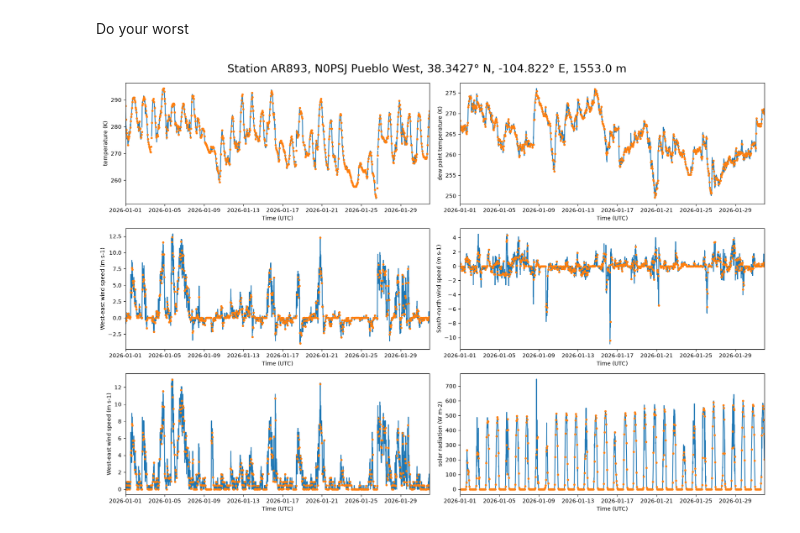
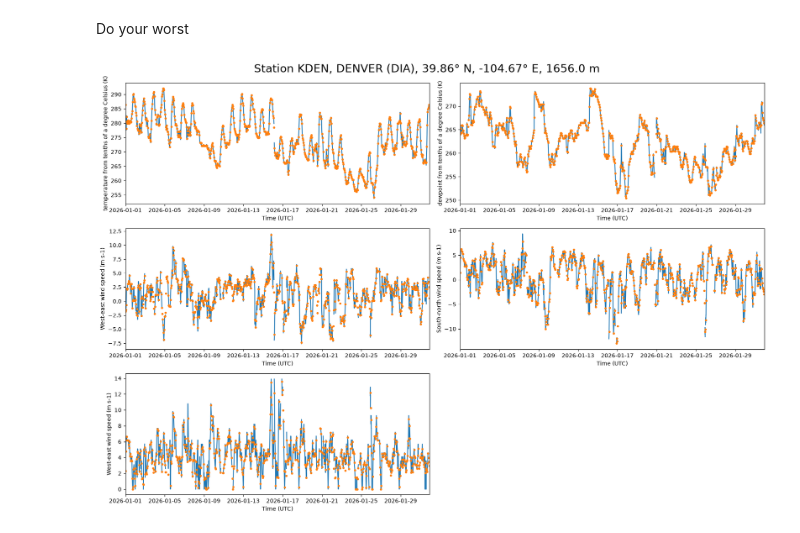
Before and after one commit to jankazil/madis-data, a Jupyter notebook: notebooks/HowTo.ipynb, the cells around one changed output. Cells and saved outputs as stored; diff of their text form; code cells hidden in the pictures.

Commit message:
Update the HowTo notebook.
The notebook now operates with Metar data rather than with Mesonet data, as this
is substantially faster, and therefore more appropriate as a workflow demo.

```diff
--- a/notebooks/HowTo.ipynb
+++ b/notebooks/HowTo.ipynb
@@ -49,7 +51,7 @@ def elapsed_time(time_start: datetime | None = None) -> datetime:
 start_date = datetime(2025,12,31,0,0,0)
 end_date = datetime(2026,1,31,23,0,0)
 # %%
-data_dir = Path('../data')
+data_dir = Path('data') / 'Metar'
 # %%
 file_tag = str(start_date).replace(' ','_') + '-' + str(end_date).replace(' ','_')
 # %% [markdown]
@@ -59,5 +61,5 @@ For some dates and times, no data files are available on the server, and the fol
 # %%
 time_start = elapsed_time()
 # %%
-mm_files = download_mesonet(start_date, end_date, data_dir, n_jobs = 24, refresh = False)
+metar_files = download_station_data(start_date, end_date, data_dir, source=METAR_DATA_SOURCE, n_jobs=24, refresh=False)
 # %% [output]
@@ -73,5 +77,5 @@ time_start = elapsed_time()
 # %%
 region_name = 'CO'
 # %%
-ds_region = filter_by_region(mm_files, region_name, n_jobs= 24)
+ds_region = filter_by_region(metar_files, region_name, n_jobs=24)
 # %% [output]
@@ -165,7 +153,7 @@ ds_hourly.to_netcdf(data_dir / Path(region_out_file_name_hourly), engine='h5netc
 # %% [markdown]
 Select a station
 # %%
-station_id = 'AR893'
+station_id = 'KDEN'
 # %% [markdown]
 Find the array index of the station in the full-hourly interpolated dataset
 # %%
@@ -200,35 +188,32 @@ fig.subplots_adjust(left=0.08,right=0.97,bottom=0.08,top=0.94,wspace=0.10,hspace
 var_name = 'temperature'
 axes[0,0].plot(ds_station_dict[station_id]['time'],ds_station_dict[station_id][var_name][:].values)
 axes[0,0].plot(ds_hourly['time'],ds_hourly[var_name][:,station_ix].values,marker='.',linewidth=0)
 axes[0,0].set_ylabel(ds_hourly[var_name].attrs['long_name'] + ' (' + ds_hourly[var_name].attrs['units'] + ')')
 
 var_name = 'dewpoint'
 axes[0,1].plot(ds_station_dict[station_id]['time'],ds_station_dict[station_id][var_name][:].values)
 axes[0,1].plot(ds_hourly['time'],ds_hourly[var_name][:,station_ix].values,marker='.',linewidth=0)
 axes[0,1].set_ylabel(ds_hourly[var_name].attrs['long_name'] + ' (' + ds_hourly[var_name].attrs['units'] + ')')
 
 var_name = 'U10'
 axes[1,0].plot(ds_station_dict[station_id]['time'],ds_station_dict[station_id][var_name][:].values)
 axes[1,0].plot(ds_hourly['time'],ds_hourly[var_name][:,station_ix].values,marker='.',linewidth=0)
 axes[1,0].set_ylabel(ds_hourly[var_name].attrs['long_name'] + ' (' + ds_hourly[var_name].attrs['units'] + ')')
 
 var_name = 'V10'
 axes[1,1].plot(ds_station_dict[station_id]['time'],ds_station_dict[station_id][var_name][:].values)
 axes[1,1].plot(ds_hourly['time'],ds_hourly[var_name][:,station_ix].values,marker='.',linewidth=0)
 axes[1,1].set_ylabel(ds_hourly[var_name].attrs['long_name'] + ' (' + ds_hourly[var_name].attrs['units'] + ')')
 
 var_name = 'Wind speed'
 axes[2,0].plot(ds_station_dict[station_id]['time'],np.sqrt(ds_station_dict[station_id]['U10'][:]**2+ds_station_dict[station_id]['V10'][:]**2))
 axes[2,0].plot(ds_hourly['time'],np.sqrt(ds_hourly['U10'][:,station_ix]**2+ds_hourly['V10'][:,station_ix]**2),marker='.',linewidth=0)
 axes[2,0].set_ylabel(ds_hourly['U10'].attrs['long_name'] + ' (' + ds_hourly['U10'].attrs['units'] + ')')
 
-var_name = 'solarRadiation'
-axes[2,1].plot(ds_station_dict[station_id]['time'],ds_station_dict[station_id][var_name][:].values)
-axes[2,1].plot(ds_hourly['time'],ds_hourly[var_name][:,station_ix].values,marker='.',linewidth=0)
-axes[2,1].set_ylabel(ds_hourly[var_name].attrs['long_name'] + ' (' + ds_hourly[var_name].attrs['units'] + ')')
+axes[2,1].axis('off')
 
 for ax in axes.flat:
     ax.set_xlim([time_min,time_max])
     ax.set_xlabel('Time (' + timezone + ')')
 # %% [output]
-[figure, old version]
+[figure, new version]
```
Also changed, not shown: parts of 11 cells of this notebook.
